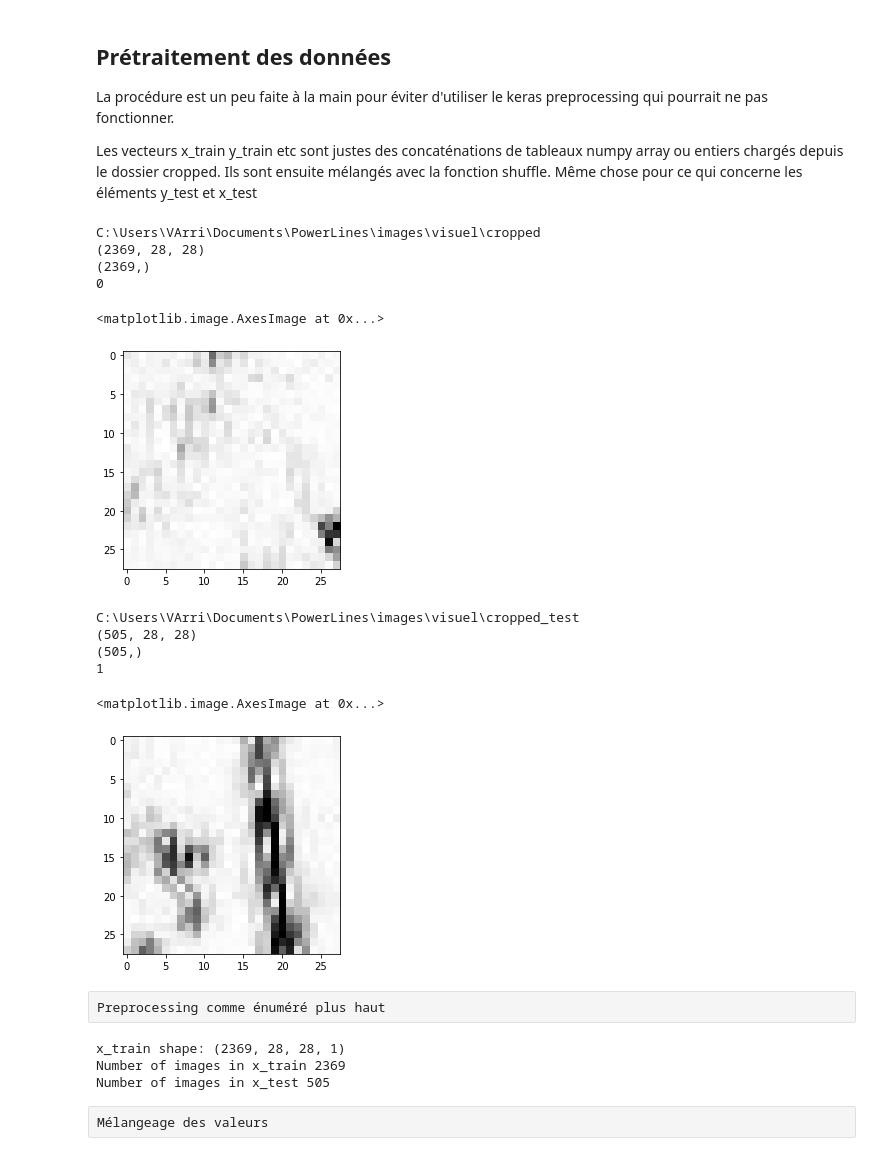
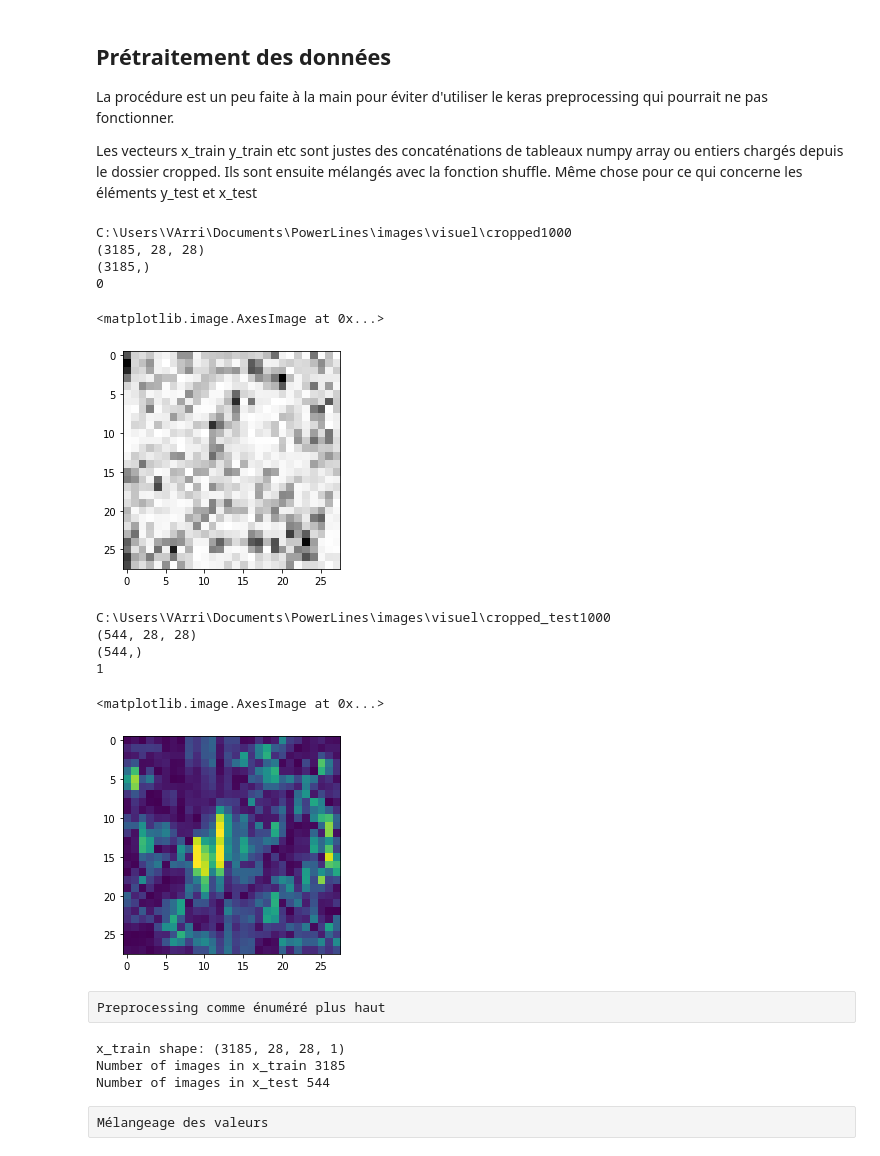
Before and after one commit to vintel38/PowerLines, a Jupyter notebook: PowerLine.ipynb, the cells around one changed output. Drawn from its saved outputs; the diff is of its cells as text; code cells hidden in the pictures.

```diff
--- a/PowerLine.ipynb
+++ b/PowerLine.ipynb
@@ -21,7 +21,7 @@ La procédure est un peu faite à la main pour éviter d'utiliser le keras prepr
 Les vecteurs x_train y_train etc sont justes des concaténations de tableaux numpy array ou entiers chargés depuis le dossier cropped.
 Ils sont ensuite mélangés avec la fonction shuffle. Même chose pour ce qui concerne les éléments y_test et x_test
 # %%
-os.chdir(r"C:\Users\VArri\Documents\PowerLines\images\visuel\cropped")
+os.chdir(r"C:\Users\VArri\Documents\PowerLines\images\visuel\cropped1000")
 path = os.getcwd()
 print(path)
 
@@ -51,49 +51,49 @@ image_index = 2300 # You may select anything up to 60,000
 print(y_train[image_index]) # The label is 8
 plt.imshow(x_train[image_index], cmap='Greys')
 # %% [output]
-C:\Users\VArri\Documents\PowerLines\images\visuel\cropped
-(2369, 28, 28)
-(2369,)
+C:\Users\VArri\Documents\PowerLines\images\visuel\cropped1000
+(3185, 28, 28)
+(3185,)
 0
 <matplotlib.image.AxesImage at 0x...>
-[figure, old version]
+[figure, new version]
 # %%
-os.chdir(r"C:\Users\VArri\Documents\PowerLines\images\visuel\cropped_test")
+os.chdir(r"C:\Users\VArri\Documents\PowerLines\images\visuel\cropped_test1000")
 path = os.getcwd()
 print(path)
 
-PL_path = os.path.join(path,'1')
-noise_path = os.path.join(path,'0')
+PL_path = os.path.join(path,'valid_1')
+noise_path = os.path.join(path,'valid_0')
 dirs_PL = os.listdir(PL_path)
 dirs_noise = os.listdir(noise_path)
 
 x_test = []
 y_test = []
 
 for pl in dirs_PL:
     x_test.append(cv2.imread(os.path.join(PL_path, pl), 0))
     y_test.append(1)
 
 for noise in dirs_noise:
     x_test.append(cv2.imread(os.path.join(noise_path, noise), 0))
     y_test.append(0)
 
 x_test = np.array(x_test).astype(np.uint8)
 y_test = np.array(y_test).astype(np.uint8)
 
 print(x_test.shape)
 print(y_test.shape)
 
-image_index = 100 # You may select anything up to 60,000
+image_index = 200 # You may select anything up to 60,000
 print(y_test[image_index]) # The label is 8
-plt.imshow(x_test[image_index], cmap='Greys')
+plt.imshow(x_test[image_index])
 # %% [output]
-C:\Users\VArri\Documents\PowerLines\images\visuel\cropped_test
-(505, 28, 28)
-(505,)
+C:\Users\VArri\Documents\PowerLines\images\visuel\cropped_test1000
+(544, 28, 28)
+(544,)
 1
 <matplotlib.image.AxesImage at 0x...>
-[figure, old version]
+[figure, new version]
 # %% [raw]
 Preprocessing comme énuméré plus haut
 # %%
@@ -111,9 +111,9 @@ print('x_train shape:', x_train.shape)
 print('Number of images in x_train', x_train.shape[0])
 print('Number of images in x_test', x_test.shape[0])
 # %% [output]
-x_train shape: (2369, 28, 28, 1)
-Number of images in x_train 2369
-Number of images in x_test 505
+x_train shape: (3185, 28, 28, 1)
+Number of images in x_train 3185
+Number of images in x_test 544
 # %% [raw]
 Mélangeage des valeurs
 # %%
```
Also changed, not shown: parts of 25 cells of this notebook, 5 other files.
